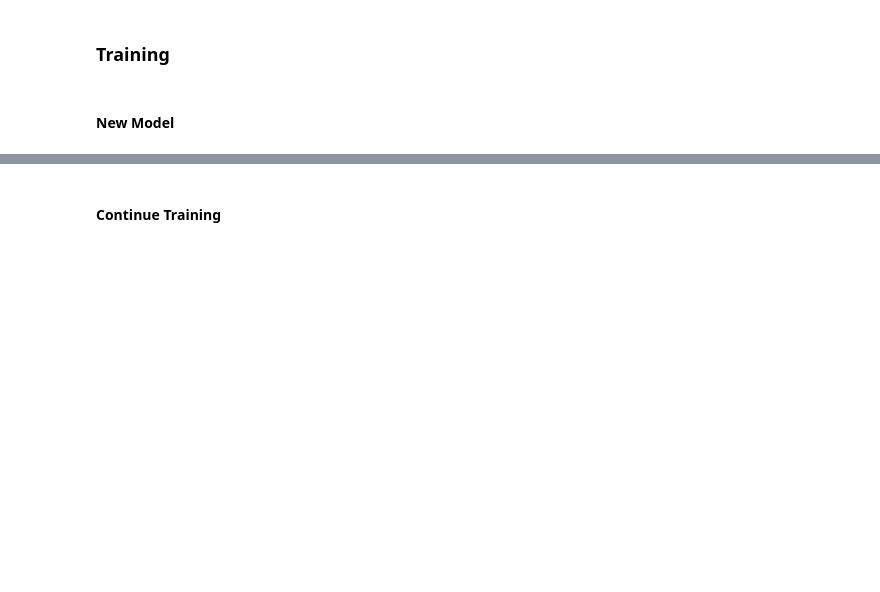
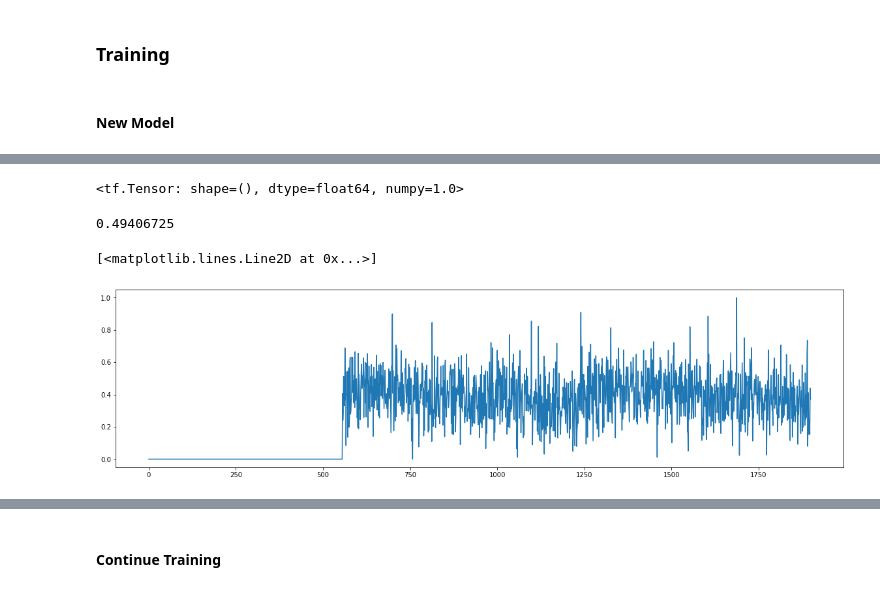
Before and after one commit to rfradkin/Exomoon_Detection, a Jupyter notebook: rnns/singl_model.ipynb, the cells around one changed output, grey strips where cells are left out. Saved outputs shown, nothing was run; the diff lists cells and outputs as text; code cells hidden in the pictures; blank space fills up the shorter version.

```diff
--- a/rnns/singl_model.ipynb
+++ b/rnns/singl_model.ipynb
@@ -114,13 +119,23 @@ x_test_np = x_data[split:stop]
 full_x_test = norma_full_x_data[split:stop]
 y_train_np = y_data[:split]
 y_test_np = y_data[split:stop]
+# %%
+# Remove non-full batches (because they cause problems)
+BATCH_SIZE = 100
+
+# If no remainder, skip
+if x_train_np.shape[0] % BATCH_SIZE:
+    x_train_np = x_train_np[:-(x_train_np.shape[0] % BATCH_SIZE)]
+    full_x_train = full_x_train[:-(full_x_train.shape[0] % BATCH_SIZE)]
+    y_train_np = y_train_np[:-(y_train_np.shape[0] % BATCH_SIZE)]
+
+if x_test_np.shape[0] % BATCH_SIZE:
+    x_test_np = x_test_np[:-(x_test_np.shape[0] % BATCH_SIZE)]
+    full_x_test = full_x_test[:-(full_x_test.shape[0] % BATCH_SIZE)]
+    y_test_np = y_test_np[:-(y_test_np.shape[0] % BATCH_SIZE)]
 # %%
-# Mask the data
-masking = layers.Masking(mask_value=0., input_shape = (1900, 1))
-
-x_train_unmas = tf.convert_to_tensor(x_train_np)
-x_test_unmas = tf.convert_to_tensor(x_test_np)
+# Convert to tensors
+x_train = tf.convert_to_tensor(x_train_np)
+x_test = tf.convert_to_tensor(x_test_np)
 y_train = tf.convert_to_tensor(y_train_np)
 y_test = tf.convert_to_tensor(y_test_np)
-x_train = masking(x_train_unmas)
-x_test = masking(x_test_unmas)
@@ -220,0 +273,2 @@ Detected at node 'replica_2/assert_greater_equal/Assert/AssertGuard/Assert/data_
+# %%
+num=0
@@ -220,0 +286,14 @@ Detected at node 'replica_2/assert_greater_equal/Assert/AssertGuard/Assert/data_
+# %%
+y_train[num]
+# %% [output]
+<tf.Tensor: shape=(), dtype=float64, numpy=1.0>
+# %%
+max(t)
+# %% [output]
+0.49406725
+# %%
+plt.figure(figsize=(20,5))
+plt.plot(x_train[num])
+# %% [output]
+[<matplotlib.lines.Line2D at 0x...>]
+[figure, added]
```
Also changed, not shown: parts of 31 cells of this notebook, 3 other files.
